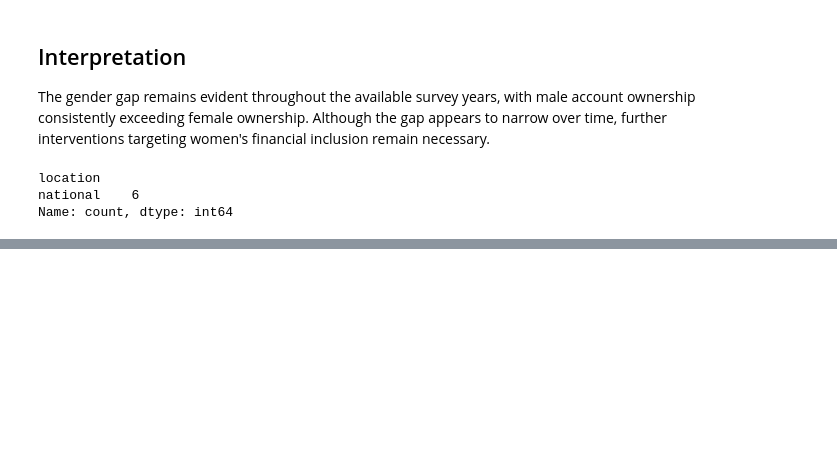
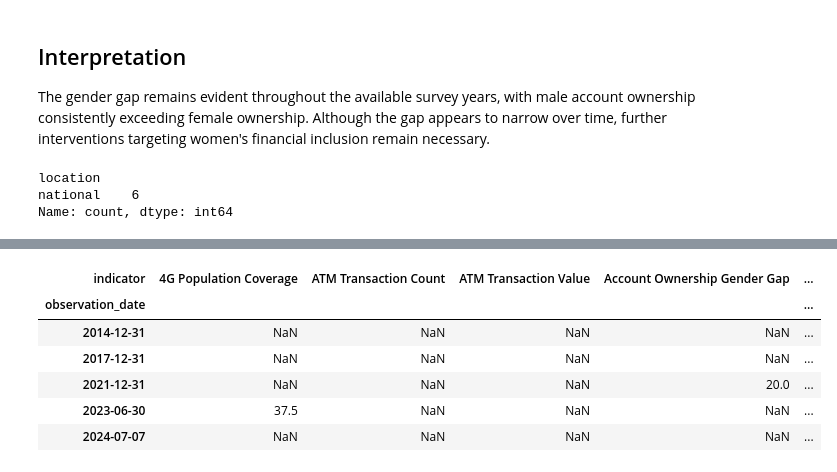
Before and after one commit to Dana-21-21/ethiopia-fi-forecast, a Jupyter notebook: notebooks/Task_2_Exploratory_Data_Analysis.ipynb, the cells around one changed output, grey strips where cells are left out. Saved outputs shown, nothing was run; the diff lists cells and outputs as text; code cells hidden in the pictures; blank space fills up the shorter version.

```diff
--- a/notebooks/Task_2_Exploratory_Data_Analysis.ipynb
+++ b/notebooks/Task_2_Exploratory_Data_Analysis.ipynb
@@ -588,0 +619,17 @@ The provided dataset contains only national-level observations for account owner
+# %%
+pivot = obs.pivot_table(
+    index="observation_date",
+    columns="indicator",
+    values="value_numeric",
+    aggfunc="mean"
+)
+
+pivot.head()
+# %% [output]
+| indicator | 4G Population Coverage | ATM Transaction Count | ATM Transaction Value | Account Ownership Gender Gap | ... |
+| observation_date |  |  |  |  | ... |
+| 2014-12-31 | NaN | NaN | NaN | NaN | ... |
+| 2017-12-31 | NaN | NaN | NaN | NaN | ... |
+| 2021-12-31 | NaN | NaN | NaN | 20.0 | ... |
+| 2023-06-30 | 37.5 | NaN | NaN | NaN | ... |
+| 2024-07-07 | NaN | NaN | NaN | NaN | ... |
```
Also changed, not shown: parts of 22 cells of this notebook.
